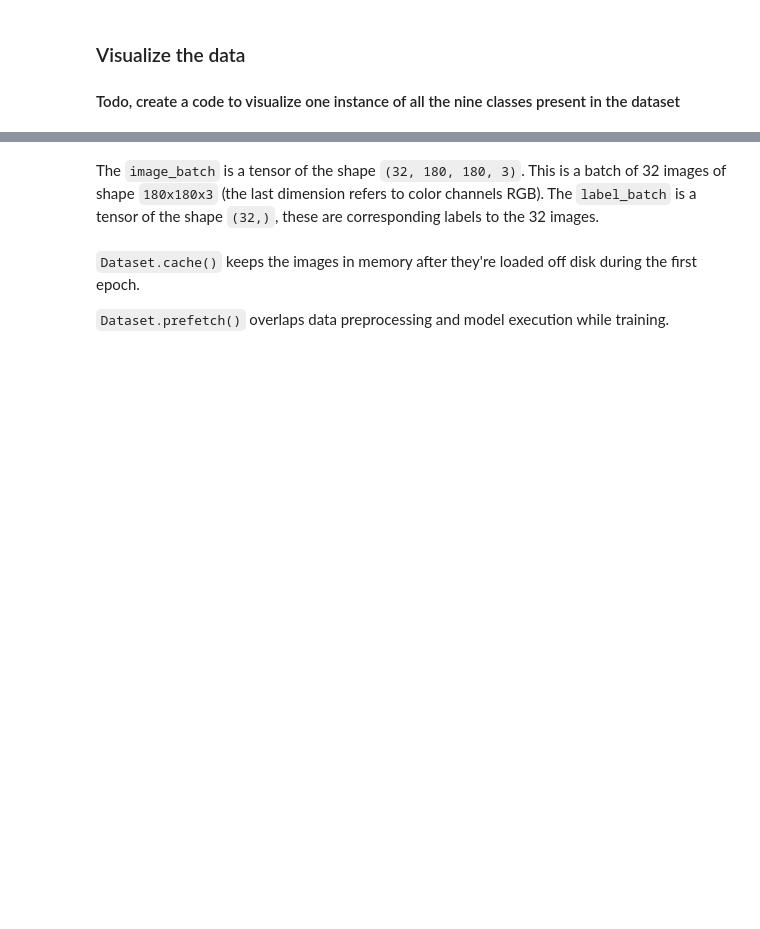
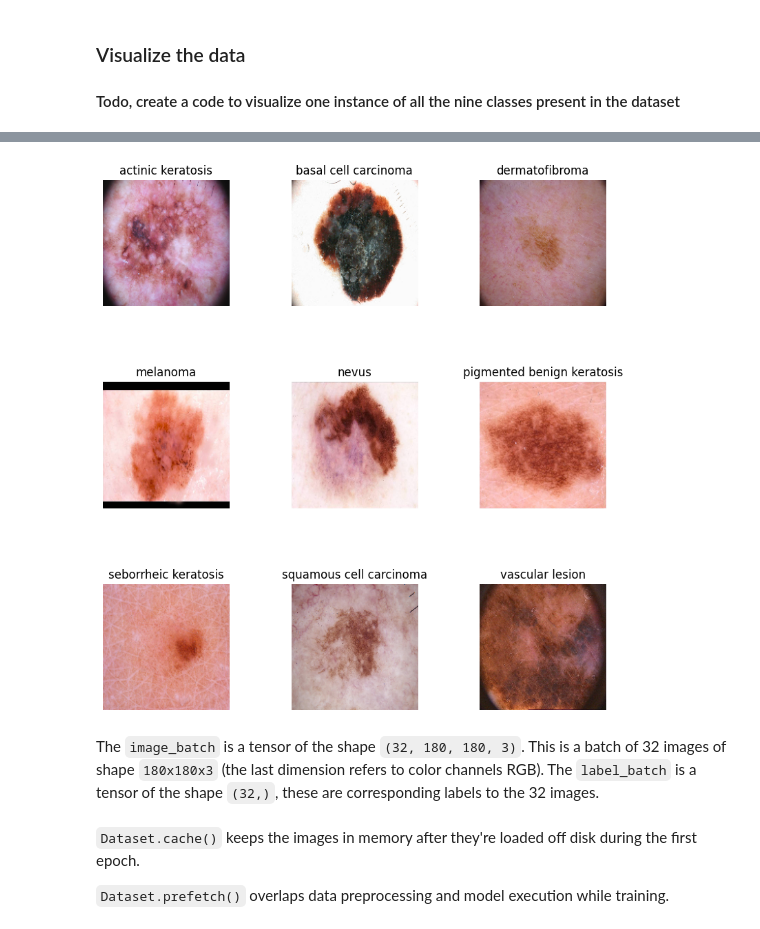
Before and after one commit to hargurjeet/Melanoma_Detection_Case_Study, a Jupyter notebook: Starter_code_Assignment_CNN_Skin_Cancer_1.ipynb, the cells around one changed output, grey strips where cells are left out. Cells and saved outputs as stored; diff of their text form; code cells hidden in the pictures; blank space fills up the shorter version.

```diff
--- a/Starter_code_Assignment_CNN_Skin_Cancer_1.ipynb
+++ b/Starter_code_Assignment_CNN_Skin_Cancer_1.ipynb
@@ -56,8 +132,3 @@ train_ds = ##todo
-# %%
-## Write your validation dataset here
-## Note use seed=123 while creating your dataset using tf.keras.preprocessing.image_dataset_from_directory
-## Note, make sure your resize your images to the size img_height*img_width, while writting the dataset
-val_ds = ##todo
 # %%
 # List out all the classes of skin cancer and store them in a list.
 # You can find the class names in the class_names attribute on these datasets.
@@ -74,3 +174,26 @@ import matplotlib.pyplot as plt
+# %%
+## Visualizing from validation set
+# visualize a few images for each class
+one_image_per_class = {}
+
+for label in class_labels.values():
+    x, _ = val_ds.next()
+    while not label in _.argmax(axis=-1):
+        x, _ = val_ds.next()
+    one_image_per_class[label] = x[_.argmax(axis=-1)[0]]
+
+fig, axs = plt.subplots(nrows=3, ncols=3, figsize=(10, 10))
+fig.subplots_adjust(hspace=0.6)
+
+for i in range(9):
+    img, label = next(val_ds)
+    axs[i // 3, i % 3].imshow(img[0])
+    axs[i // 3, i % 3].set_title(list(class_labels.keys())[i])
+    axs[i // 3, i % 3].axis('off')
+
+plt.show()
+# %% [output]
+[figure, added]
 # %% [markdown]
 The `image_batch` is a tensor of the shape `(32, 180, 180, 3)`. This is a batch of 32 images of shape `180x180x3` (the last dimension refers to color channels RGB). The `label_batch` is a tensor of the shape `(32,)`, these are corresponding labels to the 32 images.
 # %% [markdown]
```
Also changed, not shown: parts of 49 cells of this notebook.
